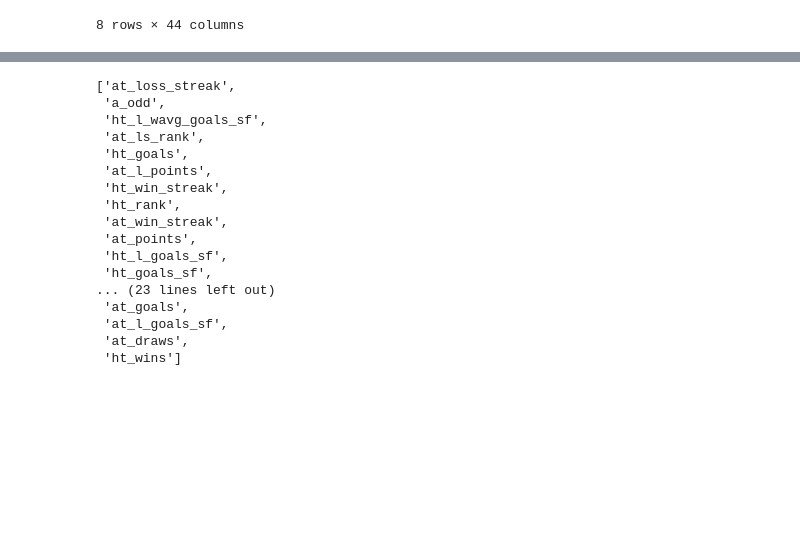
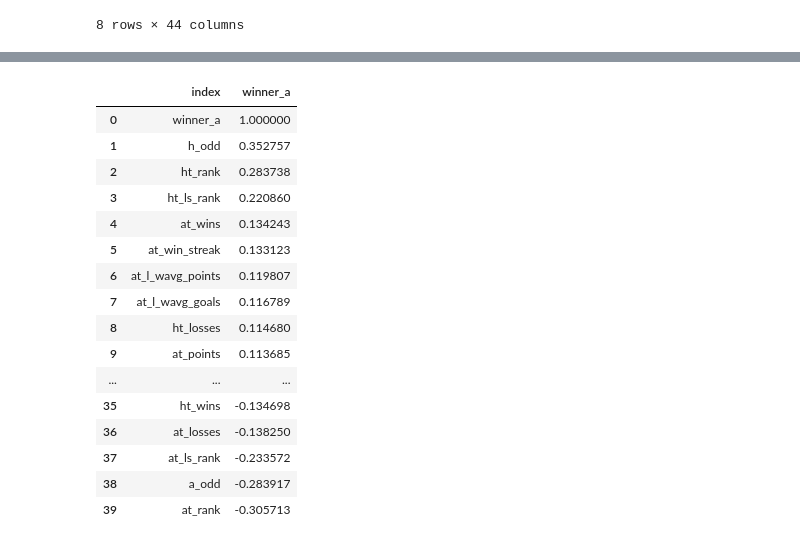
Before and after one commit to Caldass/pl-matches-predictor, a Jupyter notebook: eda/eda.ipynb, the cells around one changed output, grey strips where cells are left out. Cells and saved outputs as stored; diff of their text form; code cells hidden in the pictures; blank space fills up the shorter version.

```diff
--- a/eda/eda.ipynb
+++ b/eda/eda.ipynb
@@ -135,20 +118,20 @@ corr_cols + ['winner']
-# %%
-corr_cols
-# %% [output]
-['at_loss_streak',
- 'a_odd',
- 'ht_l_wavg_goals_sf',
- 'at_ls_rank',
- 'ht_goals',
- 'at_l_points',
- 'ht_win_streak',
- 'ht_rank',
- 'at_win_streak',
- 'at_points',
- 'ht_l_goals_sf',
- 'ht_goals_sf',
-... (23 lines left out)
- 'at_goals',
- 'at_l_goals_sf',
- 'at_draws',
- 'ht_wins']
+# %%
+df[corr_cols + ['winner_a']].corr()['winner_a'].sort_values(ascending = False).reset_index()
+# %% [output]
+|  | index | winner_a |
+| 0 | winner_a | 1.000000 |
+| 1 | h_odd | 0.352757 |
+| 2 | ht_rank | 0.283738 |
+| 3 | ht_ls_rank | 0.220860 |
+| 4 | at_wins | 0.134243 |
+| 5 | at_win_streak | 0.133123 |
+| 6 | at_l_wavg_points | 0.119807 |
+| 7 | at_l_wavg_goals | 0.116789 |
+| 8 | ht_losses | 0.114680 |
+| 9 | at_points | 0.113685 |
+| ... | ... | ... |
+| 35 | ht_wins | -0.134698 |
+| 36 | at_losses | -0.138250 |
+| 37 | at_ls_rank | -0.233572 |
+| 38 | a_odd | -0.283917 |
+| 39 | at_rank | -0.305713 |
```
Also changed, not shown: parts of 21 cells of this notebook, 2 other files.
